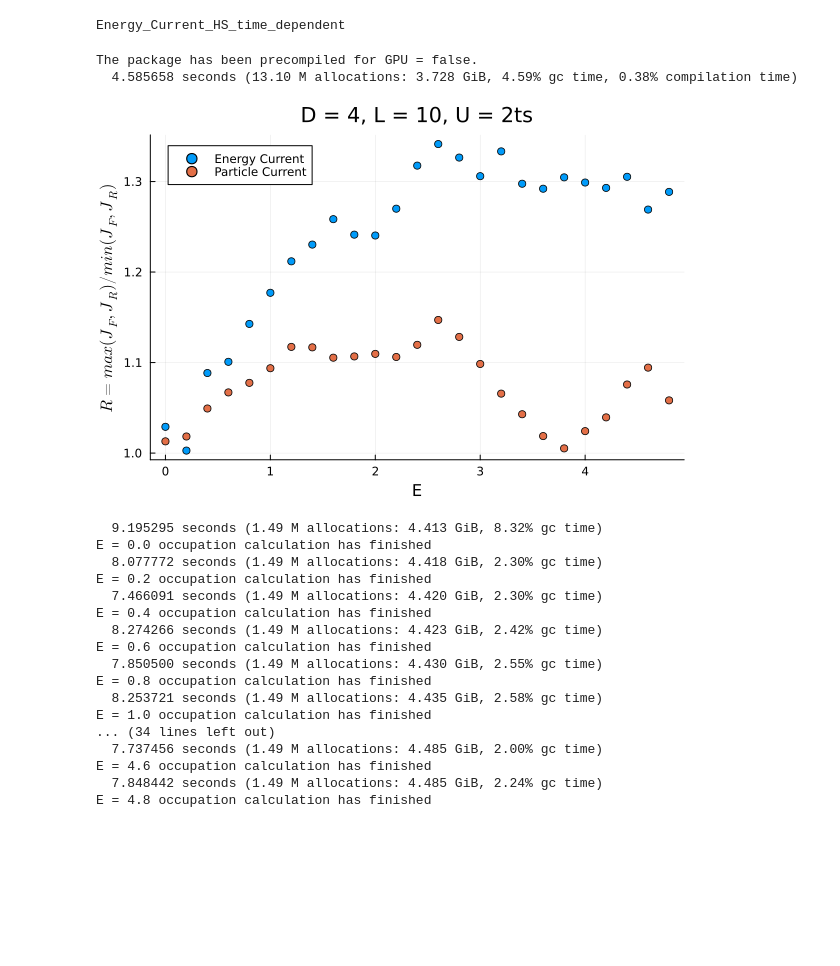
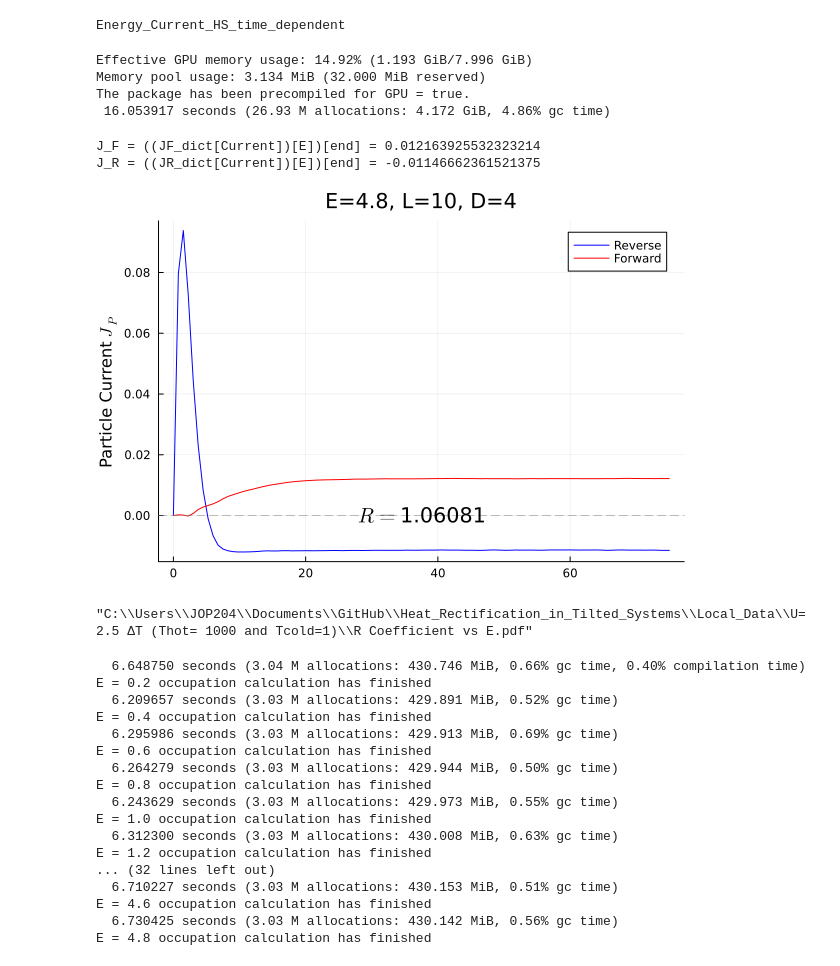
Before and after one commit to Joacop16/Heat_Rectification_in_Tilted_Systems, a Jupyter notebook: Plot_Results.ipynb, the cells around one changed output. Drawn from its saved outputs; the diff is of its cells as text; code cells hidden in the pictures; blank space fills up the shorter version.

```diff
--- a/Plot_Results.ipynb
+++ b/Plot_Results.ipynb
@@ -8,8 +8,10 @@ include("TN_Superfermionic_Mesoscopic_Leads/Code/Interacting_functions.jl")
 This package is totally compatible with gpu. If you want to use GPU, just define GPU = true as a global variable in your code.
 Energy_Current_HS_time_dependent
 # %%
-precompile_package("TN_Superfermionic_Mesoscopic_Leads")
+precompile_package("TN_Superfermionic_Mesoscopic_Leads", true)
 # %% [output]
-The package has been precompiled for GPU = false.
-  4.585658 seconds (13.10 M allocations: 3.728 GiB, 4.59% gc time, 0.38% compilation time)
+Effective GPU memory usage: 14.92% (1.193 GiB/7.996 GiB)
+Memory pool usage: 3.134 MiB (32.000 MiB reserved)
+The package has been precompiled for GPU = true.
+ 16.053917 seconds (26.93 M allocations: 4.172 GiB, 4.86% gc time)
 # %%
@@ -58,21 +65,52 @@ for Current = ["JE", "JP"]
     R_dict[Current] = R_values
 
 end
+# %%
+#For plotting an specific plot with zoom
+
+E = 4.8
+Current = "JP"
+
+plot(time_dict[E], JR_dict[Current][E], color = "blue", label = "Reverse")
+plot!(time_dict[E], JF_dict[Current][E], color = "red", label = "Forward")
+hline!([0], linestyle = :dash, color = "gray", label = false, alpha = 0.5)
+@show J_F = JF_dict[Current][E][end]
+@show J_R = JR_dict[Current][E][end]
+
+abs(J_F) > abs(J_R) ? R = abs(J_F/J_R) : R = abs(J_R/J_F)
+R = round(R; digits = 5)
+annotate!(time_dict[E][end]/2, 0.0 , L"R = "*"$R")
+title!("E=$E"*", L=$L"*", D=$D")
+Current == "JE" ? ylabel!("Energy Current "*L"J_{E}") : ylabel!("Particle Current "*L"J_{P}")
+
+#zoom?
+# xlims!(40, 50)
+# ylims!(-0.2, 0.2)
+# %% [output]
+J_F = ((JF_dict[Current])[E])[end] = 0.012163925532323214
+J_R = ((JR_dict[Current])[E])[end] = -0.01146662361521375
+[figure, added]
 # %%
-scatter(0:0.2:4.8, R_dict["JE"], xlabel = "E", ylabel = L"R = max(J_{F}, J_{R})/min(J_{F}, J_{R})", label = "Energy Current")
-scatter!(0:0.2:4.8, R_dict["JP"], xlabel = "E", ylabel = L"R = max(J_{F}, J_{R})/min(J_{F}, J_{R})", label = "Particle Current")
-title!("D = $D, L = 10, U = 2ts")
+#Rectification coefficient.
+
+scatter(E_values, R_dict["JE"], xlabel = "E", ylabel = L"R = |max(J_{F}, J_{R})/min(J_{F}, J_{R})|", label = "Energy Current", color = "blue")
+plot!(E_values, R_dict["JE"], label = false, color = "blue")
+
+scatter!(E_values, R_dict["JP"], label = "Particle Current", color = "red")
+plot!(E_values, R_dict["JP"], label = false, color = "red")
+
+title!("D = $D, L = 10, U = 2.5")
+savefig(Folder*"R Coefficient vs E.pdf")
 # %% [output]
-[figure, removed]
+"C:\\Users\\JOP204\\Documents\\GitHub\\Heat_Rectification_in_Tilted_Systems\\Local_Data\\U=2.5 ΔT (Thot= 1000 and Tcold=1)\\R Coefficient vs E.pdf"
 # %%
+GPU = true
+
 Occupations_F = Dict()
 Occupations_R = Dict()
 
-for E = 0:0.2:4.8
+for E = E_values
 
-    L = 10
-    # Folder = "/jet/home/penuelap/Heat_rectification_Data/" #PSC
-    Folder = "Local_Data/Heat_rectification_Data/" #MSI
     Name = "_E=$E"*"_L=$L"*"_D=$D"
 
     begin @time for direction = ["Forward", "Reverse"]
@@ -81,6 +119,8 @@ for E = 0:0.2:4.8
         NESS = read(f,"MPS", MPS)
         close(f)
 
+        GPU == true ? NESS = gpu(NESS) : nothing
+
         sites = siteinds(NESS)
         I_vec = Build_left_vacuum(sites)
         direction == "Forward" ? Occupations_F[E] = Occupations_per_site(NESS, I_vec) : Occupations_R[E] = Occupations_per_site(NESS, I_vec)
@@ -89,20 +129,20 @@ for E = 0:0.2:4.8
     println("E = $E occupation calculation has finished")
 end
 # %% [output]
-  9.195295 seconds (1.49 M allocations: 4.413 GiB, 8.32% gc time)
-E = 0.0 occupation calculation has finished
-  8.077772 seconds (1.49 M allocations: 4.418 GiB, 2.30% gc time)
+  6.648750 seconds (3.04 M allocations: 430.746 MiB, 0.66% gc time, 0.40% compilation time)
 E = 0.2 occupation calculation has finished
-  7.466091 seconds (1.49 M allocations: 4.420 GiB, 2.30% gc time)
+  6.209657 seconds (3.03 M allocations: 429.891 MiB, 0.52% gc time)
 E = 0.4 occupation calculation has finished
-  8.274266 seconds (1.49 M allocations: 4.423 GiB, 2.42% gc time)
+  6.295986 seconds (3.03 M allocations: 429.913 MiB, 0.69% gc time)
 E = 0.6 occupation calculation has finished
-  7.850500 seconds (1.49 M allocations: 4.430 GiB, 2.55% gc time)
+  6.264279 seconds (3.03 M allocations: 429.944 MiB, 0.50% gc time)
 E = 0.8 occupation calculation has finished
-  8.253721 seconds (1.49 M allocations: 4.435 GiB, 2.58% gc time)
+  6.243629 seconds (3.03 M allocations: 429.973 MiB, 0.55% gc time)
 E = 1.0 occupation calculation has finished
-... (34 lines left out)
-  7.737456 seconds (1.49 M allocations: 4.485 GiB, 2.00% gc time)
+  6.312300 seconds (3.03 M allocations: 430.008 MiB, 0.63% gc time)
+E = 1.2 occupation calculation has finished
+... (32 lines left out)
+  6.710227 seconds (3.03 M allocations: 430.153 MiB, 0.51% gc time)
 E = 4.6 occupation calculation has finished
-  7.848442 seconds (1.49 M allocations: 4.485 GiB, 2.24% gc time)
+  6.730425 seconds (3.03 M allocations: 430.142 MiB, 0.56% gc time)
 E = 4.8 occupation calculation has finished
```
Also changed, not shown: parts of 3 cells of this notebook, 24 other files.
